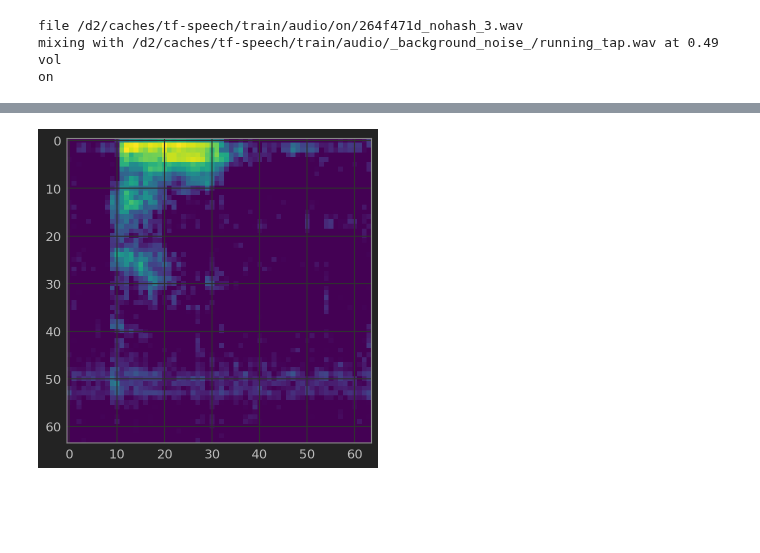
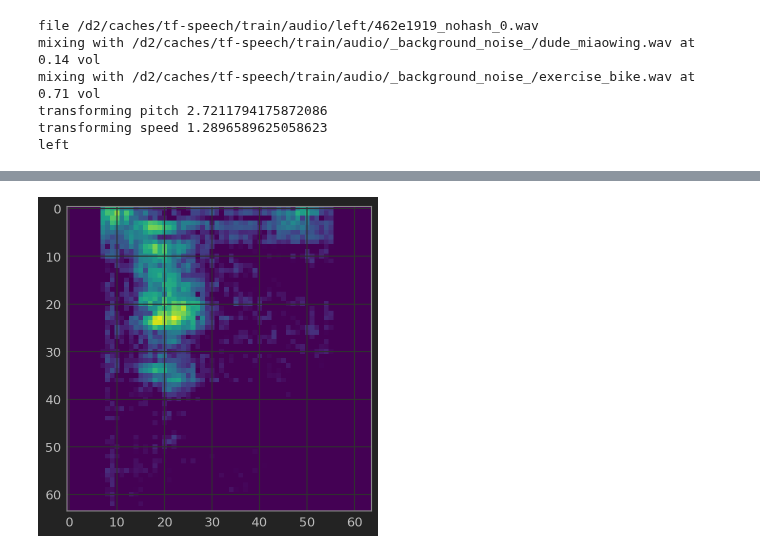
Before and after one commit to myurasov/Kaggle-TF-Speech, a Jupyter notebook: _data-generator-test.ipynb, the cells around one changed output, grey strips where cells are left out. Saved outputs shown, nothing was run; the diff lists cells and outputs as text; code cells hidden in the pictures; blank space fills up the shorter version.

```diff
--- a/_data-generator-test.ipynb
+++ b/_data-generator-test.ipynb
@@ -8,16 +7,21 @@ dg.n_mels = 64
 dg.msg_w = 64
 # %%
 # try generating gen audio
+dg.debug = True
 a, a_label = dg.generate_audio()
 print(a_label)
-plt.imshow(dg.msg(a))
+a_msg = dg.msg(a)
+plt.imshow(a_msg)
 ipd.Audio(a, rate=16000)
 # %% [output]
-file /d2/caches/tf-speech/train/audio/on/264f471d_nohash_3.wav
-mixing with /d2/caches/tf-speech/train/audio/_background_noise_/running_tap.wav at 0.49 vol
-on
+file /d2/caches/tf-speech/train/audio/left/462e1919_nohash_0.wav
+mixing with /d2/caches/tf-speech/train/audio/_background_noise_/dude_miaowing.wav at 0.14 vol
+mixing with /d2/caches/tf-speech/train/audio/_background_noise_/exercise_bike.wav at 0.71 vol
+transforming pitch 2.7211794175872086
+transforming speed 1.2896589625058623
+left
 [interactive output not drawn]
-[figure, old version]
+[figure, new version]
 # %%
 # try mixing with noise
 sr, s = wavfile.read(
```
Also changed, not shown: parts of 9 cells of this notebook, 2 other files.
